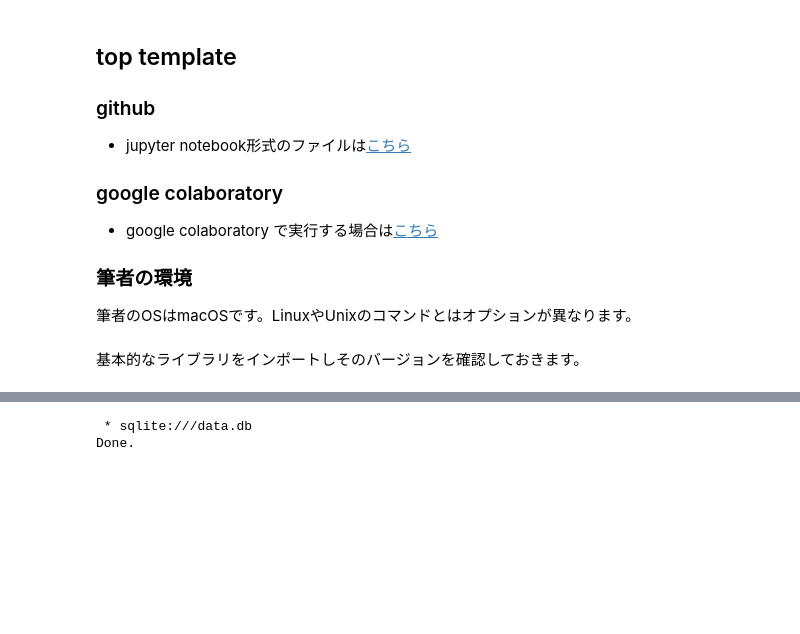
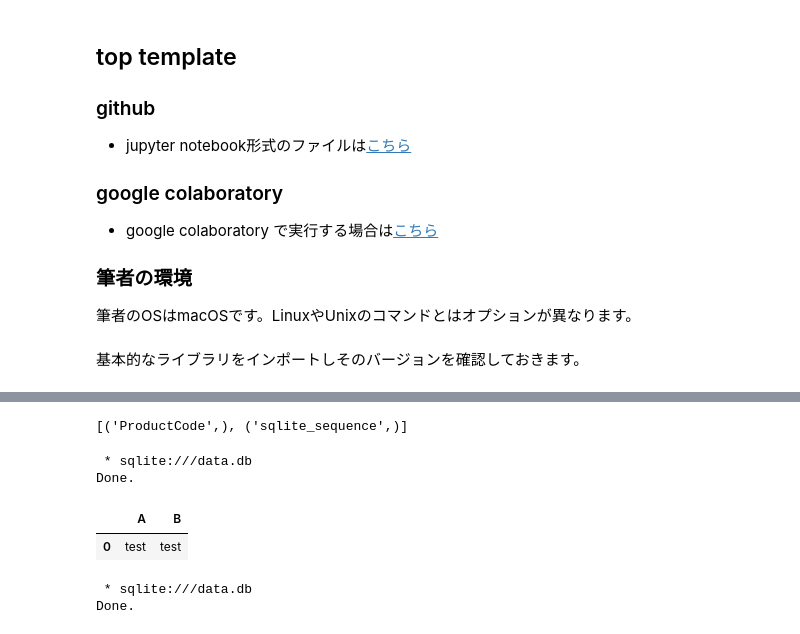
Before and after one commit to hiroshi0530/wa-src, a Jupyter notebook: article/library/sql/01/01_nb.ipynb, the cells around one changed output, grey strips where cells are left out. Saved outputs shown, nothing was run; the diff lists cells and outputs as text; code cells hidden in the pictures; blank space fills up the shorter version.

```diff
--- a/article/library/sql/01/01_nb.ipynb
+++ b/article/library/sql/01/01_nb.ipynb
@@ -41,8 +45,49 @@ if os.path.exists("data.db"):
 os.system("touch data.db")
 
 !chmod 664 data.db
+# %%
+with sqlite3.connect("data.db") as conn:
+    cur = conn.cursor()
+
+    # テーブル一覧を取得
+    cur.execute(
+        """
+        SELECT name FROM sqlite_master WHERE type='table';
+    """
+    )
+
+    table_list = cur.fetchall()
+
+    print(table_list)
+
+    cur.close()
+# %% [output]
+[('ProductCode',), ('sqlite_sequence',)]
 # %%
 %sql sqlite:///data.db
+# %%
+%%sql
+
+with data as (
+    select "test" as A, "test" as B, "AA" as C
+    UNION ALL
+    select "test" as A, "test" as B, "AA" as C
+    UNION ALL
+    select "test" as A, "test" as B, "AA" as C
+    UNION ALL
+    select "test" as A, "test" as B, "AA" as C
+)
+
+select
+    A, B
+from
+    data
+GROUP BY 1, 2
+# %% [output]
+ * sqlite:///data.db
+Done.
+|  | A | B |
+| 0 | test | test |
 # %%
 %%sql
 
```
Also changed, not shown: parts of 1 cell of this notebook, 2 other files.
